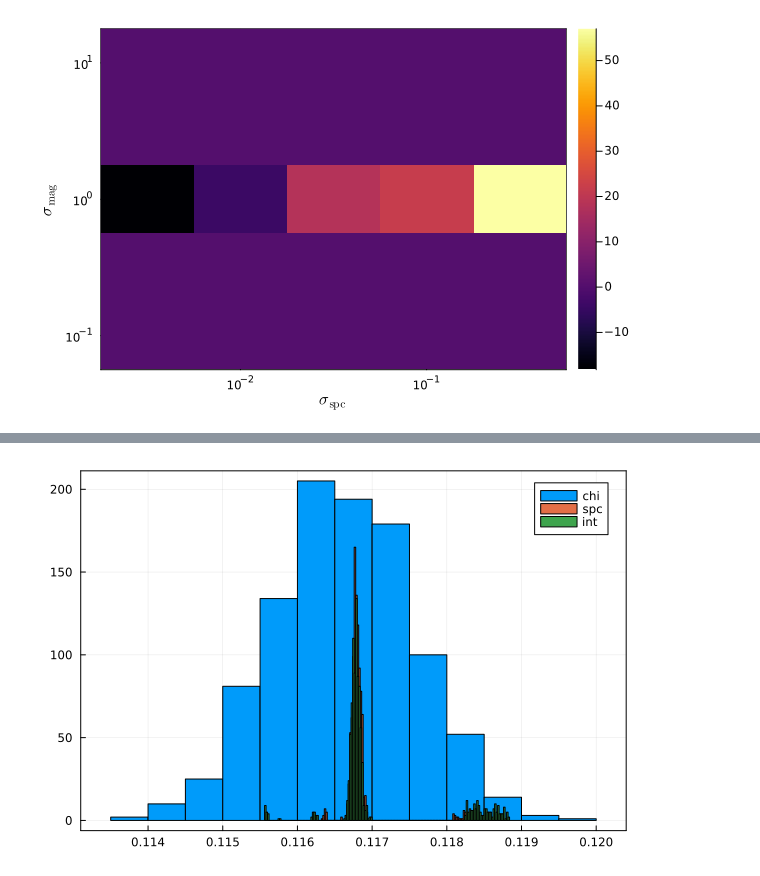
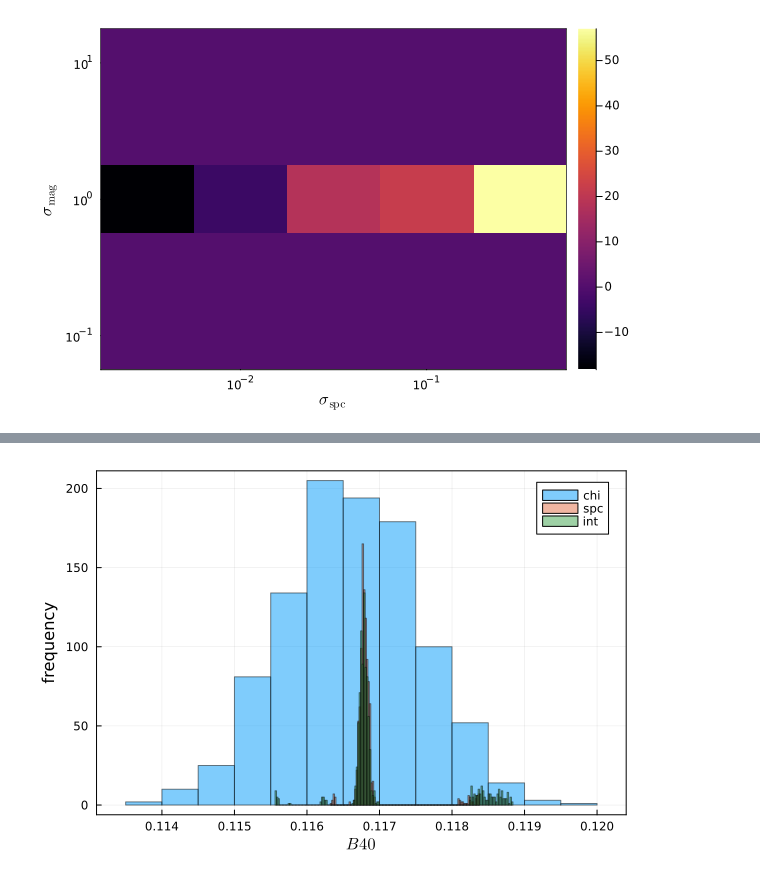
Before and after one commit to alessi-24/lab, a Jupyter notebook: exmc/phase_chart/phase_chart.ipynb, the cells around one changed output, grey strips where cells are left out. Cells and saved outputs as stored; diff of their text form; code cells hidden in the pictures.

```diff
--- a/exmc/phase_chart/phase_chart.ipynb
+++ b/exmc/phase_chart/phase_chart.ipynb
@@ -219,20 +241,32 @@ spc3 = h5open("/Users/nishimura/home/lab/exmc/result/spc/spc3_B40.h5", "r") do f
 end;
 # %%
 plot(
+    framestyle = :box,
+    xlabel = L"B40",
+    ylabel = "frequency",
+)
+
+plot!(
     chi3[:,end],
     st = :histogram,
     label="chi",
+    #bins = 200,
+    alpha = 0.5,
 )
 plot!(
     spc3[:,end],
     st = :histogram,
     label="spc",
+    #bins = 200,
+    alpha = 0.5,
 )
 plot!(
     int3[:,end],
     st = :histogram,
     framestyle = :box,
     label="int",
+    #bins = 200,
+    alpha = 0.5,
 )
 # %% [output]
-[figure, old version]
+[figure, new version]
```
Also changed, not shown: parts of 15 cells of this notebook, 20 other files.
